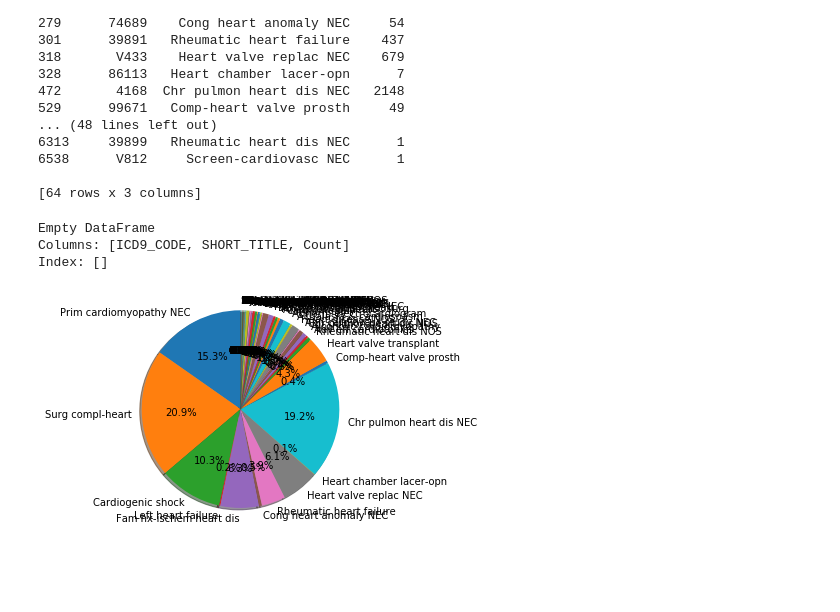
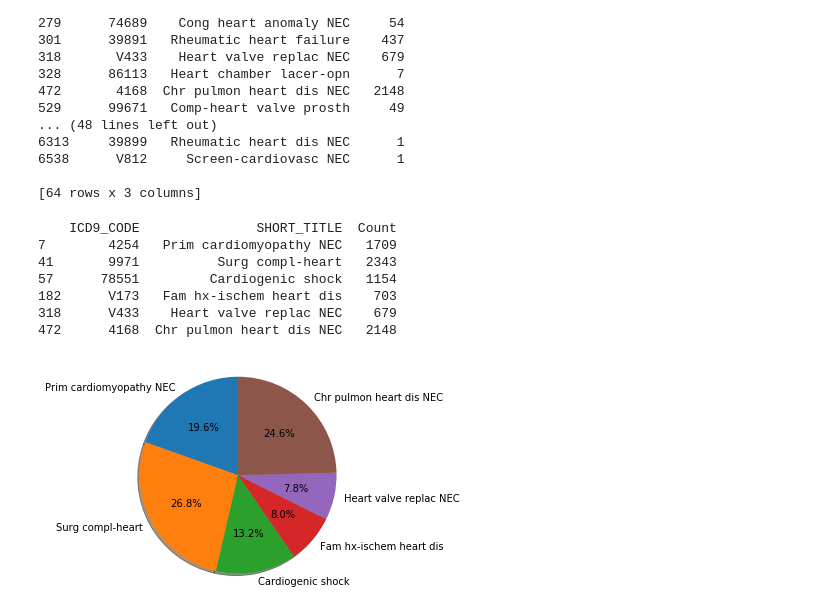
Before and after one commit to kathy908000/Health-Care-Research, a Jupyter notebook: mimiciii_diagnosis_analysis.ipynb, the cells around one changed output. Cells and saved outputs as stored; diff of their text form; code cells hidden in the pictures; blank space fills up the shorter version.

```diff
--- a/mimiciii_diagnosis_analysis.ipynb
+++ b/mimiciii_diagnosis_analysis.ipynb
@@ -157,23 +170,30 @@ print(findcardio)
 
 [64 rows x 3 columns]
 # %%
-piedata2 = findcardio.loc[findcardio['Count']>=5000]
+piedata2 = findcardio.loc[findcardio['Count']>=500]
 #check label number = size number
 print(piedata2)
 # %% [output]
-Empty DataFrame
-Columns: [ICD9_CODE, SHORT_TITLE, Count]
-Index: []
+    ICD9_CODE               SHORT_TITLE  Count
+7        4254   Prim cardiomyopathy NEC   1709
+41       9971          Surg compl-heart   2343
+57      78551         Cardiogenic shock   1154
+182      V173   Fam hx-ischem heart dis    703
+318      V433    Heart valve replac NEC    679
+472      4168  Chr pulmon heart dis NEC   2148
 # %%
-labels = findcardio['SHORT_TITLE']
+labels = piedata2['SHORT_TITLE']
 #check label number = size number
 #sizes = countdata.loc[countdata['Count']>=]
-sizes = findcardio['Count']
+sizes = piedata2['Count']
 fig1, ax1 = plt.subplots()
 ax1.pie(sizes, labels=labels, autopct='%1.1f%%',
         shadow=True, startangle=90)
 ax1.axis('equal')  # Equal aspect ratio ensures that pie is drawn as a circle.
 
 plt.show()
+
+#barchart for percentage
+#cluster(ontology with ICD9 code (every node/ICD9 50 individuals)medical ontology, snowmed, ulms), subsample(just hypertension), onehotencoding
 # %% [output]
-[figure, old version]
+[figure, new version]
```
Also changed, not shown: parts of 6 cells of this notebook, 1 other file.
